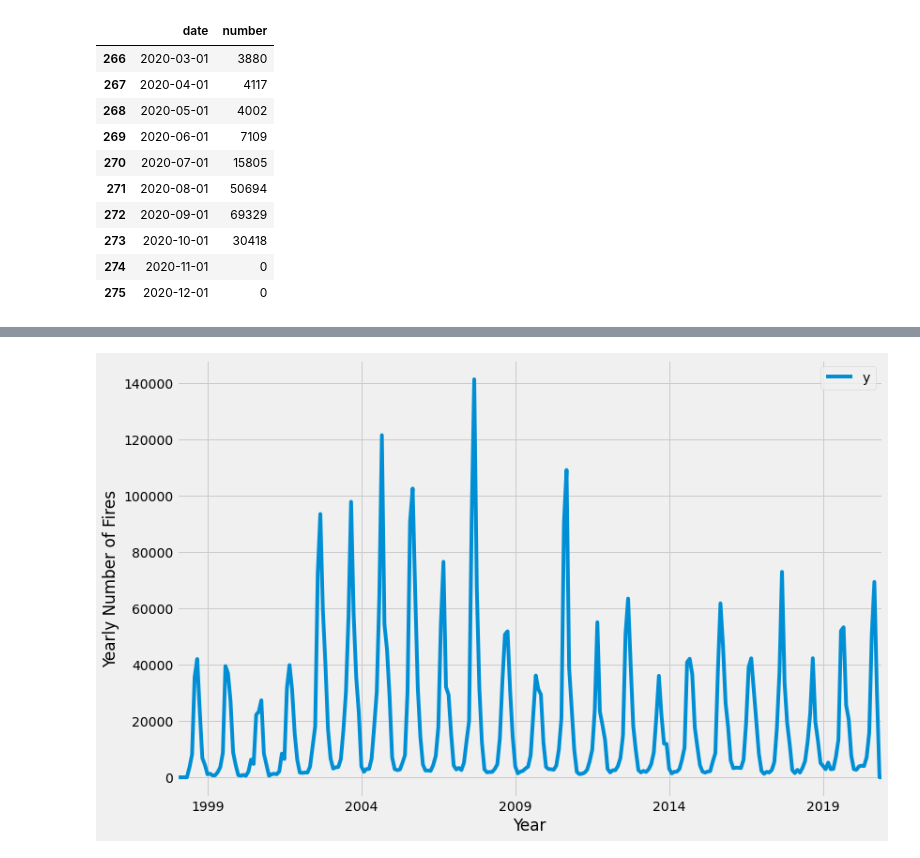
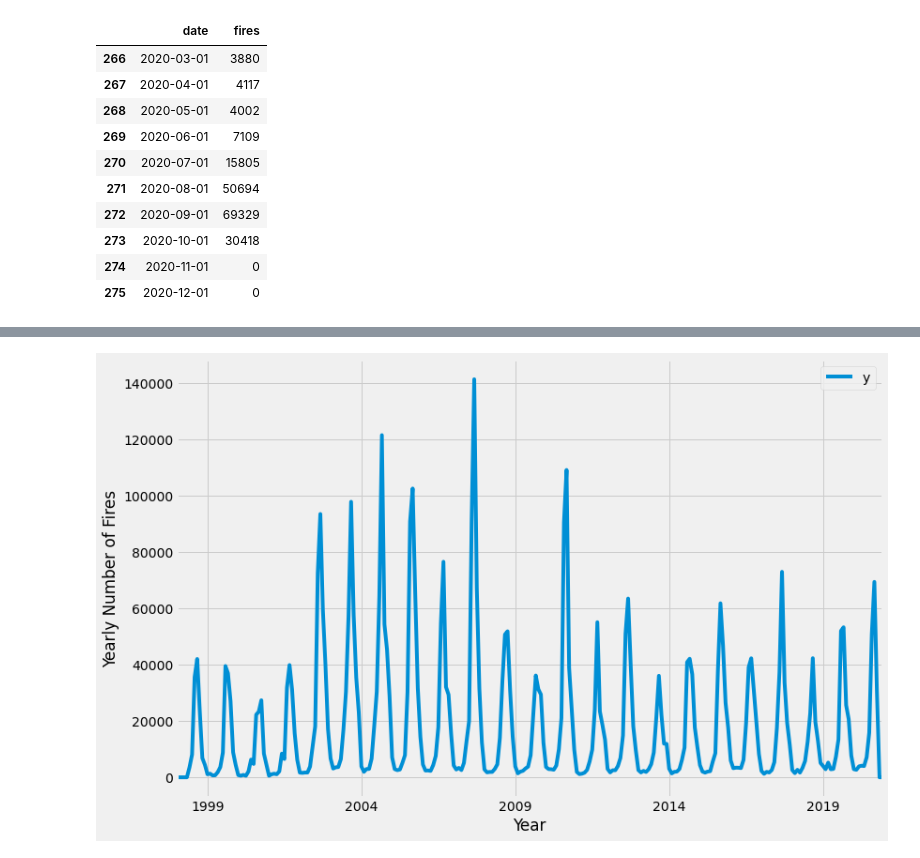
Before and after one commit to LuizFelipeAG/forest_fires_testing, a Jupyter notebook: forest_test_fbprophet.ipynb, the cells around one changed output, grey strips where cells are left out. Saved outputs shown, nothing was run; the diff lists cells and outputs as text; code cells hidden in the pictures.

```diff
--- a/forest_test_fbprophet.ipynb
+++ b/forest_test_fbprophet.ipynb
@@ -32,9 +32,9 @@ date      datetime64[ns]
 dtype: object
 # %%
-n_by_date = df.groupby("date")["number"].sum().reset_index()
+n_by_date = df.groupby("date")["fires"].sum().reset_index()
 n_by_date.tail(10)
 # %% [output]
-|  | date | number |
+|  | date | fires |
 | 266 | 2020-03-01 | 3880 |
 | 267 | 2020-04-01 | 4117 |
 | 268 | 2020-05-01 | 4002 |
```
Also changed, not shown: parts of 7 cells of this notebook.
